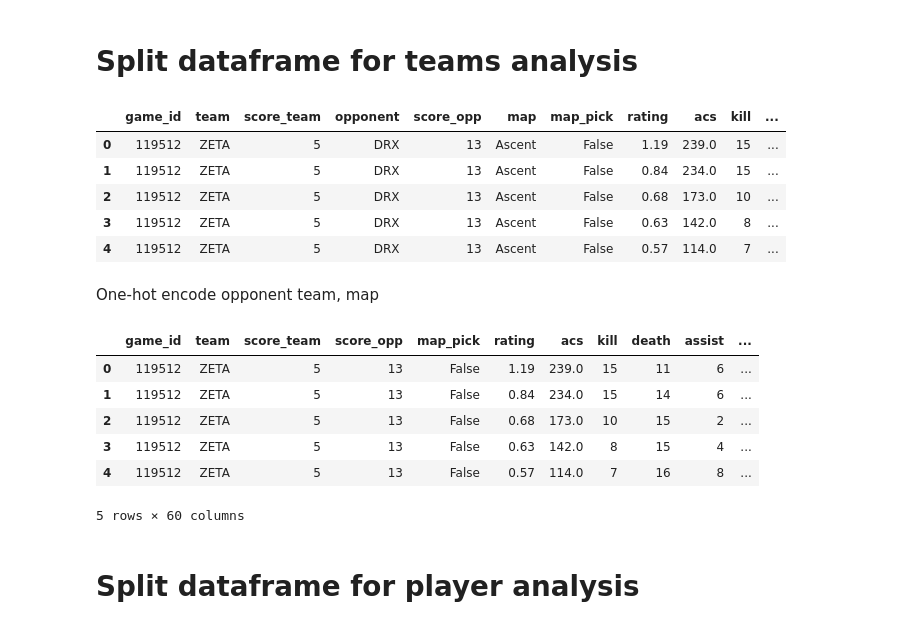
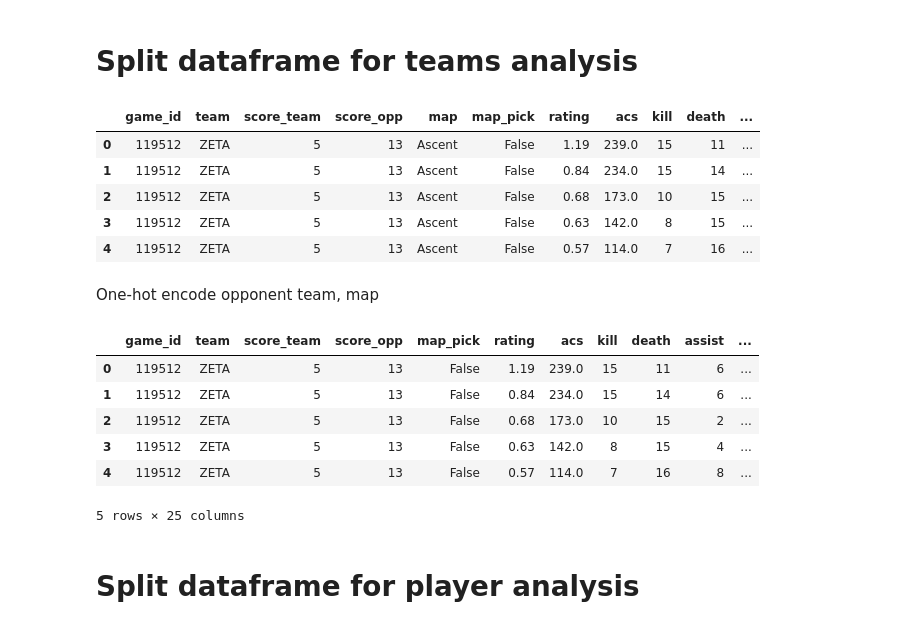
Before and after one commit to chriss-mo/VCT23, a Jupyter notebook: preprocessing.ipynb, the cells around one changed output. Drawn from its saved outputs; the diff is of its cells as text; code cells hidden in the pictures.

```diff
--- a/preprocessing.ipynb
+++ b/preprocessing.ipynb
@@ -126,19 +126,19 @@ df_new
 # Split dataframe for teams analysis
 # %%
 team_df = df_new.copy()
-team_df = team_df.drop(columns=['player','player_id','agent','agent_class'])
+team_df = team_df.drop(columns=['player','player_id','agent','agent_class','opponent'])
 team_df.head()
 # %% [output]
-|  | game_id | team | score_team | opponent | score_opp | map | map_pick | rating | acs | kill | ... |
-| 0 | 119512 | ZETA | 5 | DRX | 13 | Ascent | False | 1.19 | 239.0 | 15 | ... |
-| 1 | 119512 | ZETA | 5 | DRX | 13 | Ascent | False | 0.84 | 234.0 | 15 | ... |
-| 2 | 119512 | ZETA | 5 | DRX | 13 | Ascent | False | 0.68 | 173.0 | 10 | ... |
-| 3 | 119512 | ZETA | 5 | DRX | 13 | Ascent | False | 0.63 | 142.0 | 8 | ... |
-| 4 | 119512 | ZETA | 5 | DRX | 13 | Ascent | False | 0.57 | 114.0 | 7 | ... |
+|  | game_id | team | score_team | score_opp | map | map_pick | rating | acs | kill | death | ... |
+| 0 | 119512 | ZETA | 5 | 13 | Ascent | False | 1.19 | 239.0 | 15 | 11 | ... |
+| 1 | 119512 | ZETA | 5 | 13 | Ascent | False | 0.84 | 234.0 | 15 | 14 | ... |
+| 2 | 119512 | ZETA | 5 | 13 | Ascent | False | 0.68 | 173.0 | 10 | 15 | ... |
+| 3 | 119512 | ZETA | 5 | 13 | Ascent | False | 0.63 | 142.0 | 8 | 15 | ... |
+| 4 | 119512 | ZETA | 5 | 13 | Ascent | False | 0.57 | 114.0 | 7 | 16 | ... |
 # %% [markdown]
 One-hot encode opponent team, map
 # %%
-team_df = pd.get_dummies(team_df, columns=['map','opponent'])
+team_df = pd.get_dummies(team_df, columns=['map'])
 team_df.head()
 # %% [output]
 |  | game_id | team | score_team | score_opp | map_pick | rating | acs | kill | death | assist | ... |
@@ -147,7 +147,7 @@ team_df.head()
 | 2 | 119512 | ZETA | 5 | 13 | False | 0.68 | 173.0 | 10 | 15 | 2 | ... |
 | 3 | 119512 | ZETA | 5 | 13 | False | 0.63 | 142.0 | 8 | 15 | 4 | ... |
 | 4 | 119512 | ZETA | 5 | 13 | False | 0.57 | 114.0 | 7 | 16 | 8 | ... |
-5 rows × 60 columns
+5 rows × 25 columns
 # %%
 team_df = team_df.groupby(['game_id','team'], as_index=False).mean().drop(columns=['game_id']).set_index('team')
 team_df.to_csv('team_df.csv')
```
Also changed, not shown: parts of 1 cell of this notebook, 3 other files.
